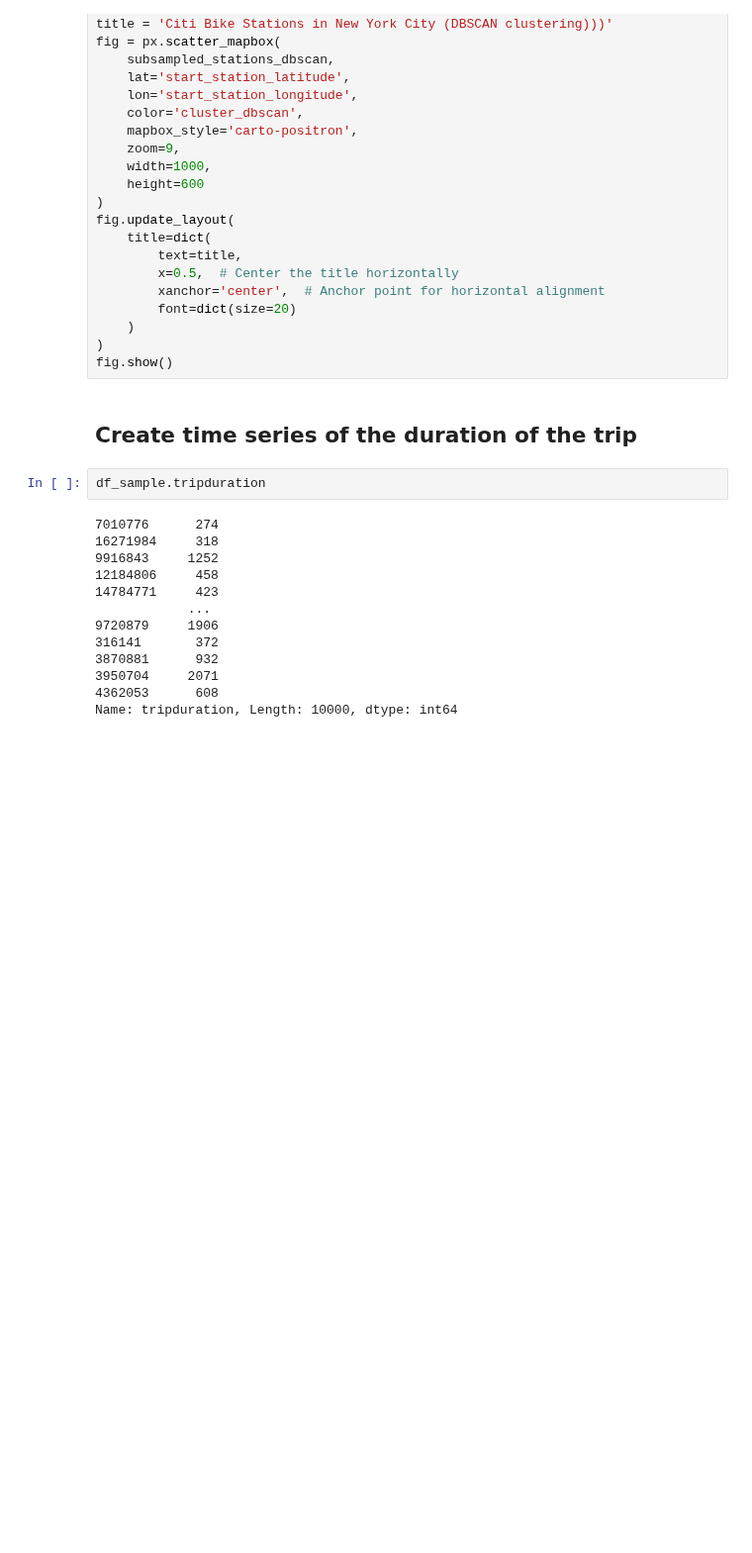
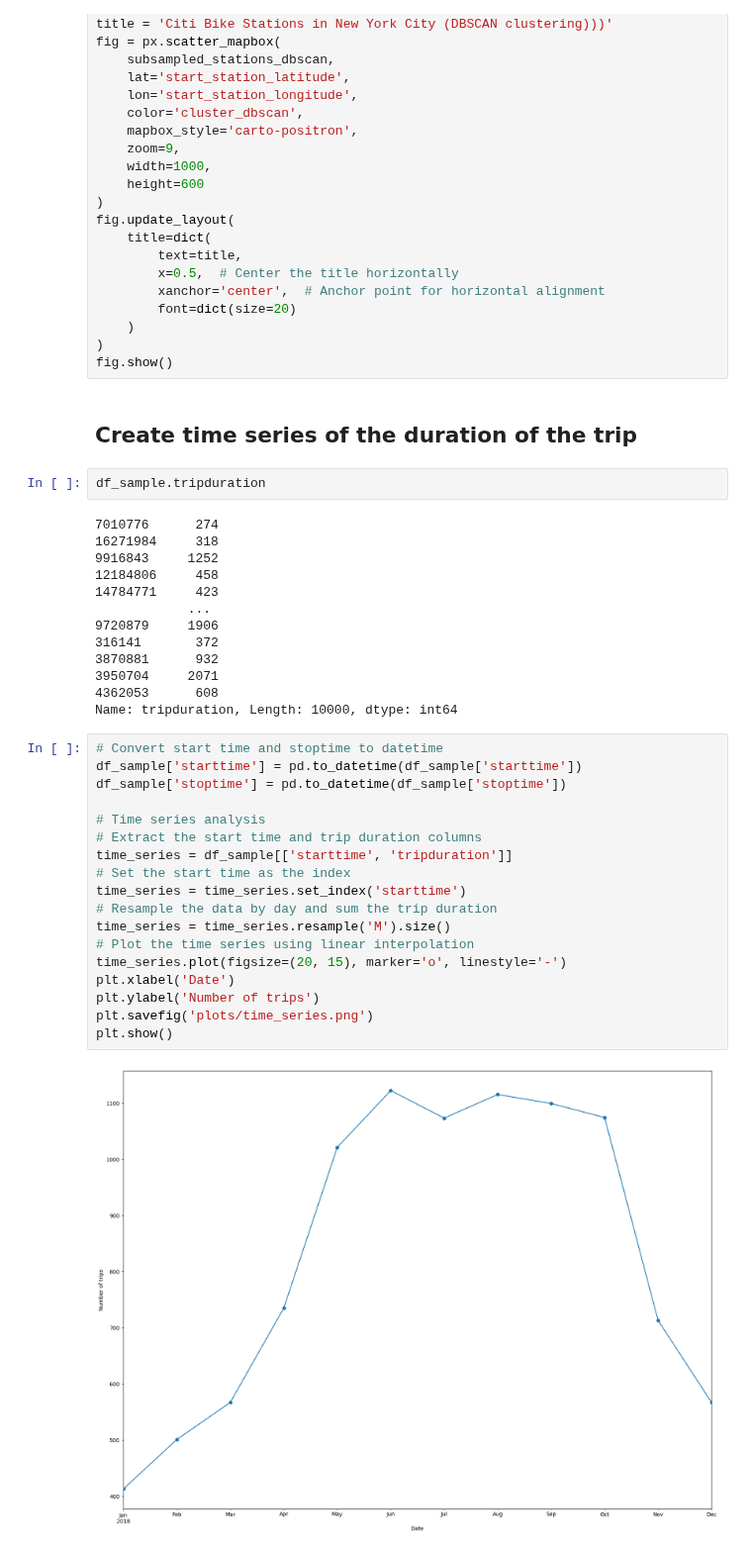
Before and after one commit to MikeKata13/Business_Analytics_Project, a Jupyter notebook: main.ipynb, the cells around one changed output. Shown at 99% size. Saved outputs shown, nothing was run; the diff lists cells and outputs as text; blank space fills up the shorter version.

```diff
--- a/main.ipynb
+++ b/main.ipynb
@@ -452,3 +452,23 @@ df_sample.tripduration
 3950704     2071
 4362053      608
 Name: tripduration, Length: 10000, dtype: int64
+# %%
+# Convert start time and stoptime to datetime
+df_sample['starttime'] = pd.to_datetime(df_sample['starttime'])
+df_sample['stoptime'] = pd.to_datetime(df_sample['stoptime'])
+
+# Time series analysis
+# Extract the start time and trip duration columns
+time_series = df_sample[['starttime', 'tripduration']]
+# Set the start time as the index
+time_series = time_series.set_index('starttime')
+# Resample the data by day and sum the trip duration
+time_series = time_series.resample('M').size()
+# Plot the time series using linear interpolation
+time_series.plot(figsize=(20, 15), marker='o', linestyle='-')
+plt.xlabel('Date')
+plt.ylabel('Number of trips')
+plt.savefig('plots/time_series.png')
+plt.show()
+# %% [output]
+[figure, added]
```
Also changed, not shown: 1 other file.
